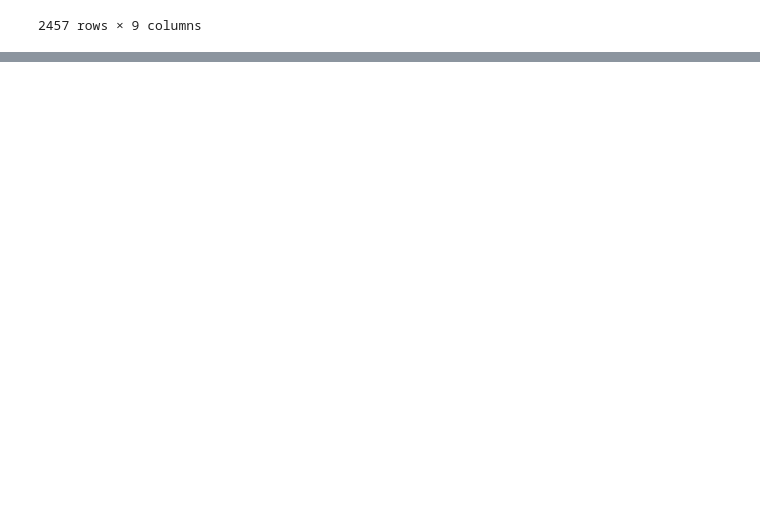
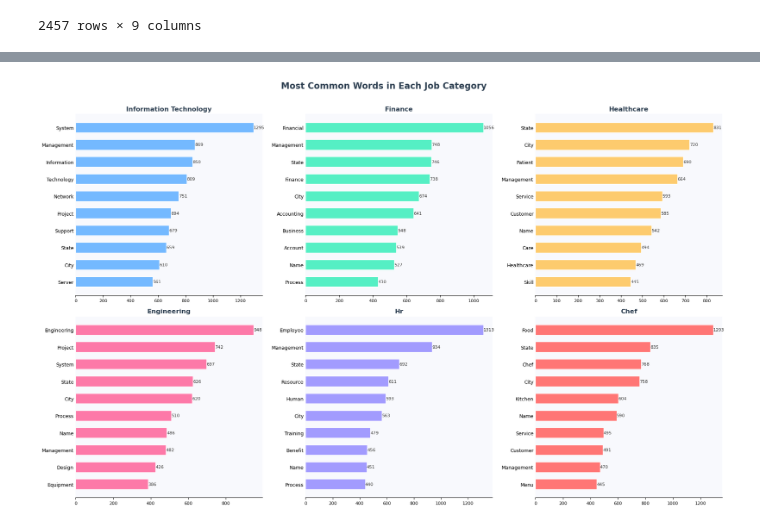
Before and after one commit to bhaktijagtap2406/Automated-Resume-System, a Jupyter notebook: notebooks/resume_screeing.ipynb, the cells around one changed output, grey strips where cells are left out. Cells and saved outputs as stored; diff of their text form; code cells hidden in the pictures; blank space fills up the shorter version.

```diff
--- a/notebooks/resume_screeing.ipynb
+++ b/notebooks/resume_screeing.ipynb
@@ -573,0 +800,84 @@ NEXT STEP: Use resumes_final.csv
+# %%
+from collections import Counter
+
+# Pick 6 interesting categories
+selected = [
+    'Information Technology',
+    'Finance', 'Healthcare',
+    'Engineering', 'Hr', 'Chef'
+]
+
+fig, axes = plt.subplots(2, 3, figsize=(18, 11))
+fig.suptitle(
+    'Most Common Words in Each Job Category',
+    fontsize=16, fontweight='bold',
+    color='#2c3e50', y=1.01)
+
+axes = axes.flatten()
+
+# Words to ignore
+ignore = {
+    'the','and','to','of','in','a','for',
+    'with','is','on','at','an','as','are',
+    'was','be','has','have','this','that',
+    'by','from','or','it','we','our','their',
+    'will','all','been','more','also','such',
+    'they','but','can','not','its','had',
+    'were','who','one','which','when','would',
+    'work', 'company', 'including', 'provide',
+    'used', 'new', 'team', 'using', 'use',
+}
+
+colors_kw = ['#74b9ff','#55efc4',
+             '#fdcb6e','#fd79a8',
+             '#a29bfe','#ff7675']
+
+for idx, cat in enumerate(selected):
+    ax     = axes[idx]
+    # Filter resumes for this category
+    mask   = df['Cat_Clean'] == cat
+    texts  = df[mask]['Clean_Resume'].str.lower()
+    words  = ' '.join(texts).split()
+    words  = [w for w in words
+              if w not in ignore
+              and len(w) > 3]
+    # Top 10 words
+    top10  = Counter(words).most_common(10)
+    if not top10:
+        continue
+    labels = [w[0].title() for w in top10]
+    counts = [w[1] for w in top10]
+
+    bars = ax.barh(labels[::-1],
+                   counts[::-1],
+                   color=colors_kw[idx],
+                   edgecolor='white',
+                   height=0.6)
+
+    for bar, val in zip(bars, counts[::-1]):
+        ax.text(val + 0.5,
+                bar.get_y() + bar.get_height()/2,
+                str(val),
+                va='center', fontsize=8,
+                color='#333333')
+
+    ax.set_title(cat,
+                 fontsize=12,
+                 fontweight='bold',
+                 color='#2c3e50')
+    ax.set_facecolor('#f8f9fd')
+    ax.spines['top'].set_visible(False)
+    ax.spines['right'].set_visible(False)
+    ax.spines['left'].set_visible(False)
+    ax.tick_params(axis='y', length=0,
+                   labelsize=9)
+    ax.tick_params(axis='x', labelsize=8)
+
+plt.tight_layout()
+plt.savefig('../notebooks/viz_04_keywords.png',
+            dpi=150, bbox_inches='tight',
+            facecolor='white')
+plt.show()
+print("Chart 4 saved!")
+# %% [output]
+[figure, added]
```
Also changed, not shown: parts of 30 cells of this notebook, 8 other files.
